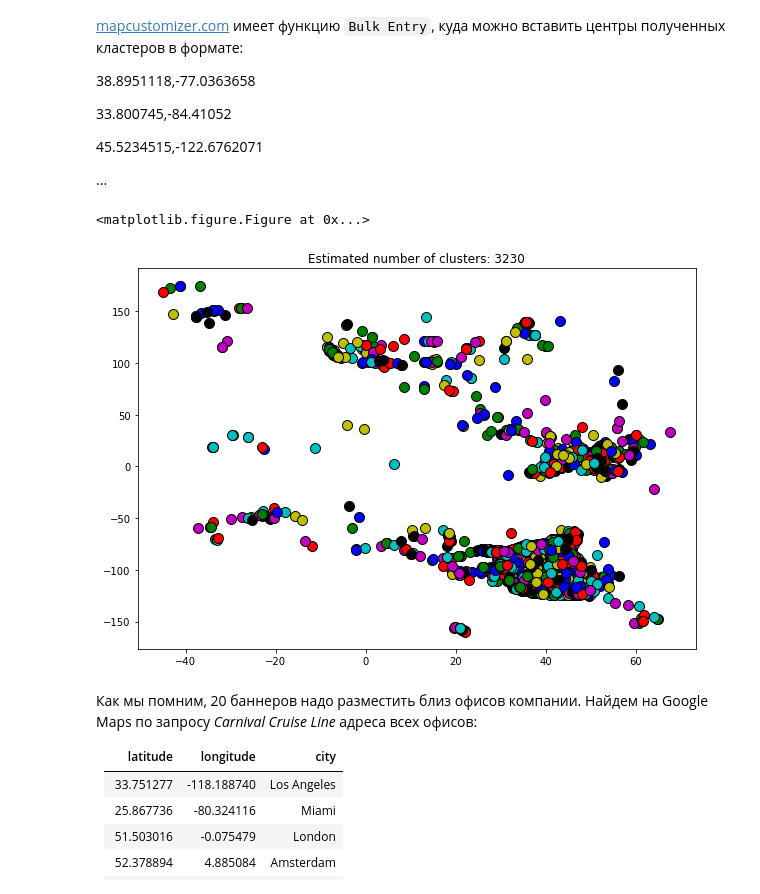
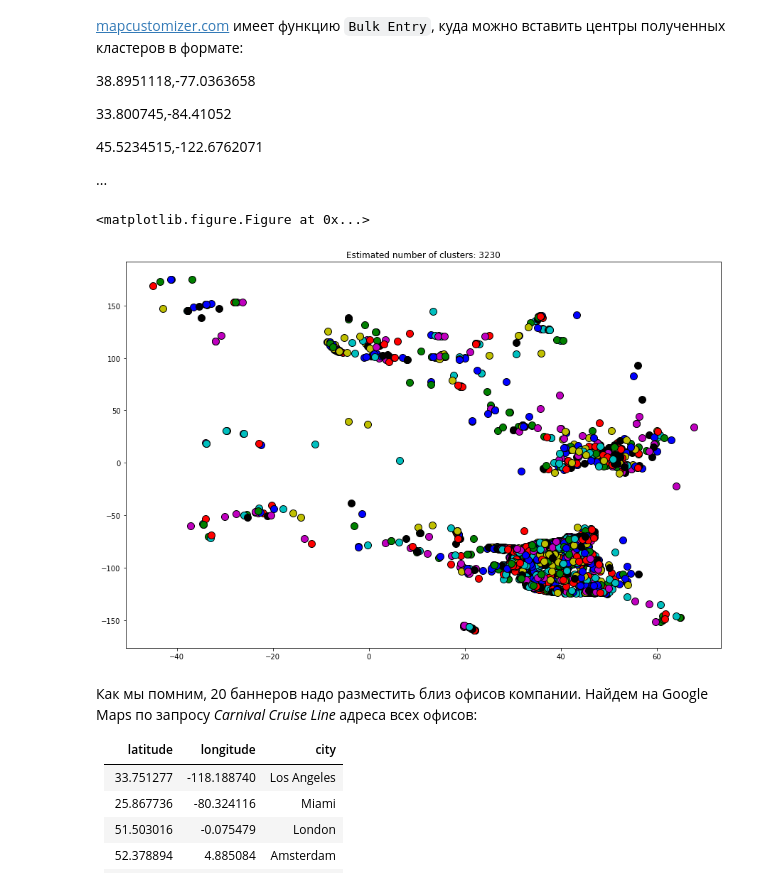
Before and after one commit to Insassin/Coursera, a Jupyter notebook: cours3/1.banners.ipynb, the cells around one changed output. Cells and saved outputs as stored; diff of their text form; code cells hidden in the pictures.

```diff
--- a/cours3/1.banners.ipynb
+++ b/cours3/1.banners.ipynb
@@ -78,24 +78,24 @@ n_clusters = len(unique_labels)
 # %%
 import matplotlib.pyplot as plt
 from itertools import cycle
 
 plt.figure(1)
 plt.clf()
 
 colors = cycle('bgrcmyk')
-plt.figure(figsize=(10,7))
+plt.figure(figsize=(15,10))
 for k, col in zip(range(n_clusters), colors):
     my_members = labels == k
     cluster_center = cluster_centers[k]
     plt.plot(subset[my_members, 0], subset[my_members, 1], col + '.')
 
     plt.plot(cluster_center[0], cluster_center[1], 'o', markerfacecolor=col,
              markeredgecolor='k', markersize=10)
 plt.title('Estimated number of clusters: %d' % n_clusters)
 plt.show()
 # %% [output]
 <matplotlib.figure.Figure at 0x...>
-[figure, old version]
+[figure, new version]
 # %% [markdown]
 Как мы помним, 20 баннеров надо разместить близ офисов компании. Найдем на Google Maps по запросу *Carnival Cruise Line* адреса всех офисов:
 
```
Also changed, not shown: parts of 3 cells of this notebook.
